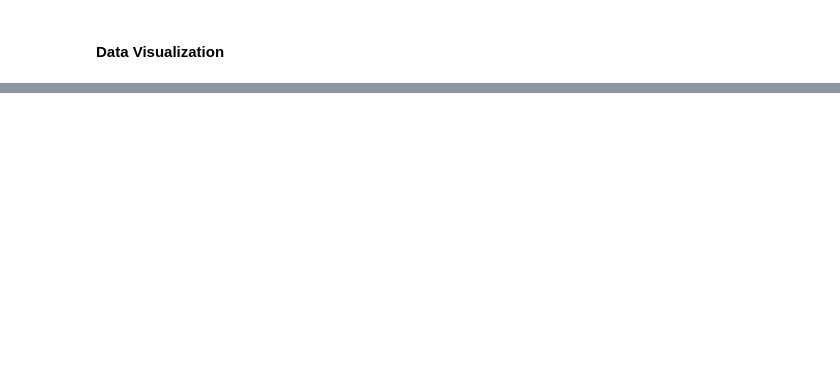
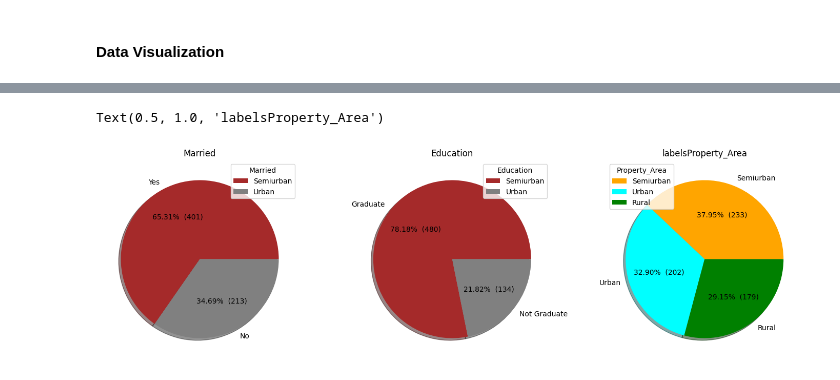
Before and after one commit to Akshay-Paunikar/Loan_Prediction_ML, a Jupyter notebook: project/notebook/Loan_Prediction.ipynb, the cells around one changed output, grey strips where cells are left out. Cells and saved outputs as stored; diff of their text form; code cells hidden in the pictures; blank space fills up the shorter version.

```diff
--- a/project/notebook/Loan_Prediction.ipynb
+++ b/project/notebook/Loan_Prediction.ipynb
@@ -422,0 +512,35 @@ memory usage: 34.3+ KB
+# %%
+fig = plt.figure(figsize=(18, 5))
+
+ax1 = plt.subplot2grid((1,3), (0,0))
+
+dataMarried = training_data['Married'].value_counts().values
+labelsMarried = training_data['Married'].value_counts().index
+
+plt.pie(x=dataMarried, labels=labelsMarried,
+        autopct=lambda p : '{:.2f}%  ({:,.0f})'.format(p,p * sum(dataMarried)/100), colors=['brown','gray'], shadow=True)
+plt.legend(labels, loc='upper right', title='Married')
+plt.title("Married")
+
+ax2 = plt.subplot2grid((1,3), (0,1))
+
+dataEducation = training_data['Education'].value_counts().values
+labelsEducation = training_data['Education'].value_counts().index
+
+plt.pie(x=dataEducation, labels=labelsEducation,
+        autopct=lambda p : '{:.2f}%  ({:,.0f})'.format(p,p * sum(dataEducation)/100), colors=['brown','gray'], shadow=True)
+plt.legend(labels, loc='upper right', title='Education')
+plt.title("Education")
+
+ax3 = plt.subplot2grid((1,3), (0,2))
+
+dataProperty_Area = training_data['Property_Area'].value_counts().values
+labelsProperty_Area = training_data['Property_Area'].value_counts().index
+
+plt.pie(x=dataProperty_Area, labels=labelsProperty_Area,
+        autopct=lambda p : '{:.2f}%  ({:,.0f})'.format(p,p * sum(dataProperty_Area)/100), colors=['orange','cyan', 'green'], shadow=True)
+plt.legend(labels, loc='upper left', title='Property_Area')
+plt.title("labelsProperty_Area")
+# %% [output]
+Text(0.5, 1.0, 'labelsProperty_Area')
+[figure, added]
```
Also changed, not shown: parts of 11 cells of this notebook, 1 other file.
